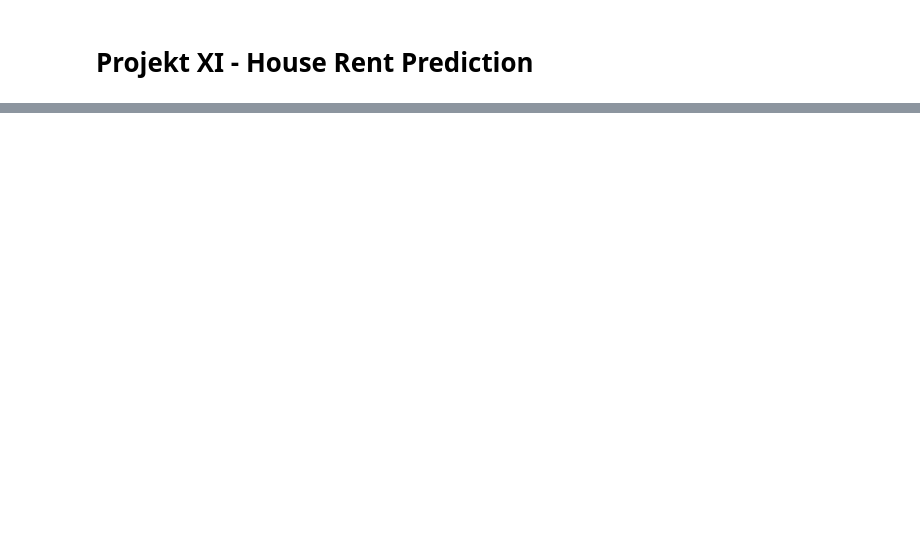
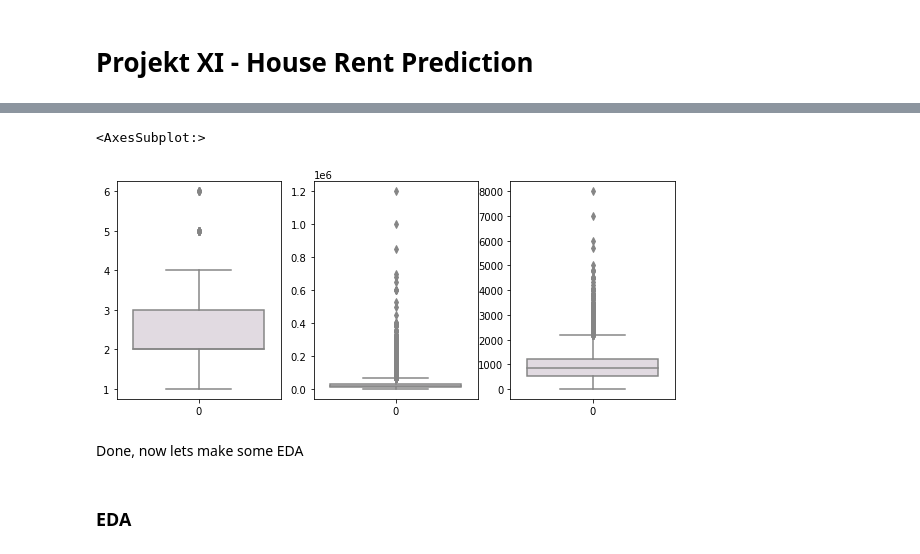
Before and after one commit to lucastere10/projects, a Jupyter notebook: Python Projects/Projekt XI - House Rent Prediction/Projekt XI - House Rent Prediction.ipynb, the cells around one changed output, grey strips where cells are left out. Drawn from its saved outputs; the diff is of its cells as text; code cells hidden in the pictures; blank space fills up the shorter version.

```diff
--- a/Python Projects/Projekt XI - House Rent Prediction/Projekt XI - House Rent Prediction.ipynb
+++ b/Python Projects/Projekt XI - House Rent Prediction/Projekt XI - House Rent Prediction.ipynb
@@ -47,0 +234,9 @@ df
+# %%
+#verify outliers
+fig, [ax1, ax2, ax3] = plt.subplots(nrows = 1, ncols = 3, figsize = (10 , 4))
+sns.boxplot(data = df['BHK'], palette= 'twilight_shifted', ax = ax1)
+sns.boxplot(data = df['Rent'], palette= 'twilight_shifted', ax = ax2)
+sns.boxplot(data = df['Size'], palette= 'twilight_shifted', ax = ax3)
+# %% [output]
+<AxesSubplot:>
+[figure, added]
@@ -47,0 +246,4 @@ df
+# %% [markdown]
+Done, now lets make some EDA
+# %% [markdown]
+### EDA
```
Also changed, not shown: parts of 25 cells of this notebook, 1 other file.
